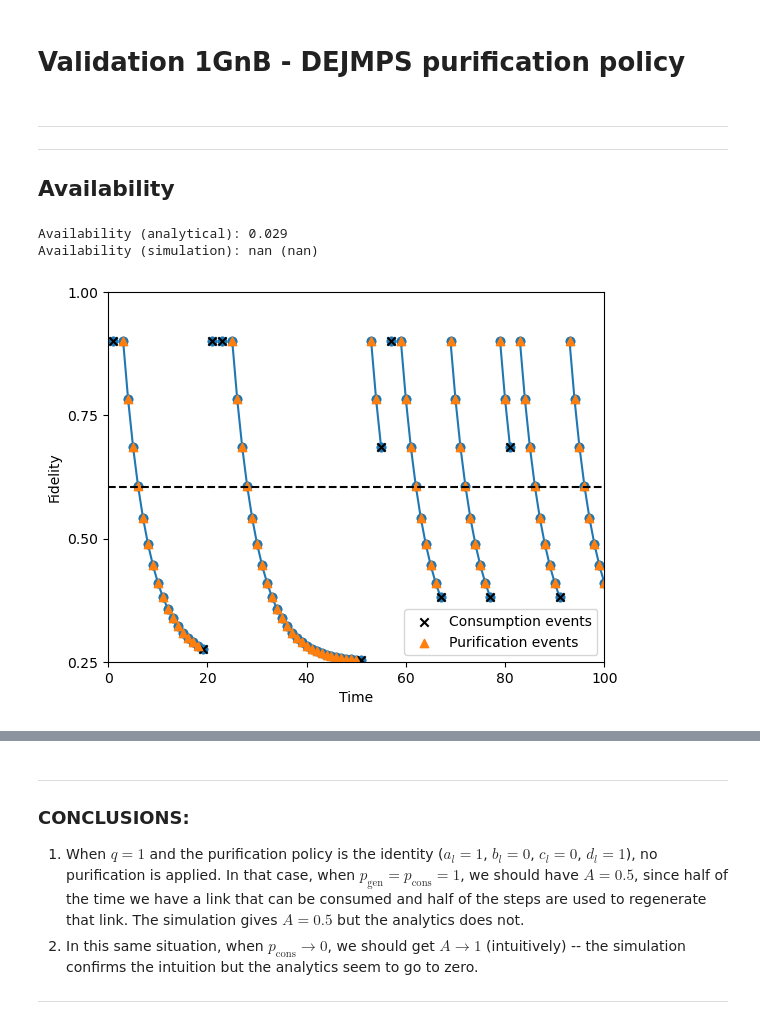
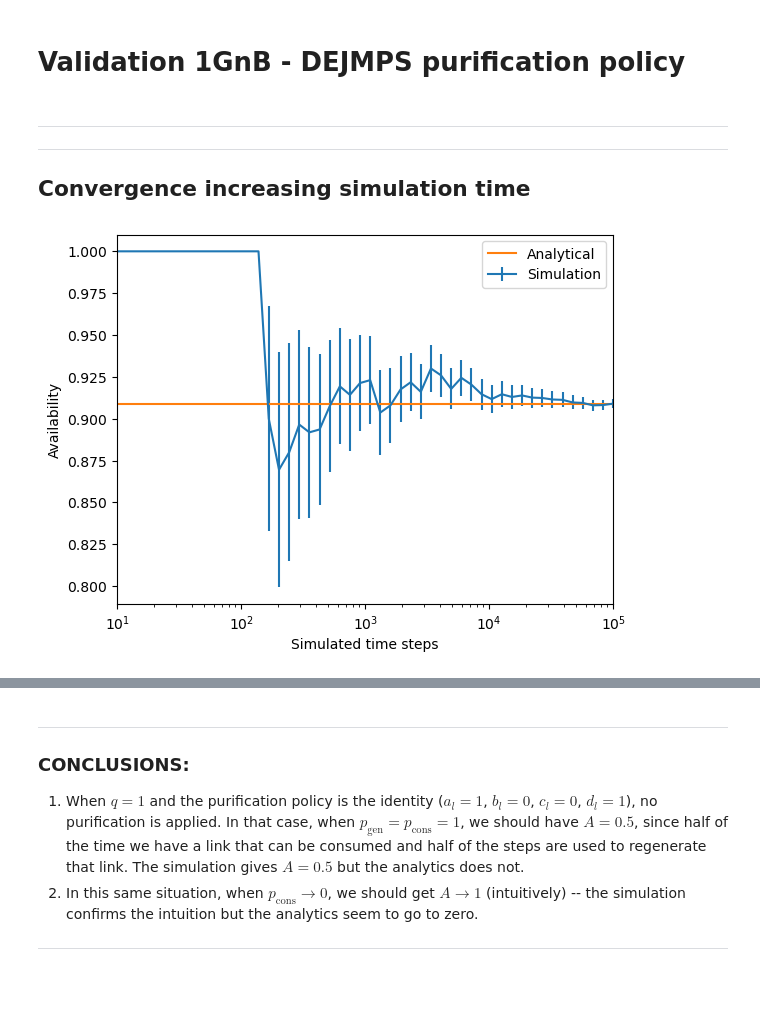
Before and after one commit to AlvaroGI/buffering-1GnB, a Jupyter notebook: VALIDATION-DEJMPS.ipynb, the cells around one changed output, grey strips where cells are left out. Saved outputs shown, nothing was run; the diff lists cells and outputs as text; code cells hidden in the pictures; blank space fills up the shorter version.

Commit message:
fixed analytics

```diff
--- a/VALIDATION-DEJMPS.ipynb
+++ b/VALIDATION-DEJMPS.ipynb
@@ -11,7 +11,7 @@ import main_1GnB as main
 # %% [markdown]
 ---
 ---
-## Availability
+## Convergence increasing simulation time
 # %%
 n = 2
 
@@ -36,22 +36,48 @@ t_end = 100
 randomseed = 2
-# %%
-imp.reload(main)
-
-A = main.availability(n, p_gen, rho_new, q_purif, purif_policy, pur_after_swap, Gamma, p_cons)
-(Fcons_avg, Fcons_stderr, A_avg, A_stderr,
- buffered_fidelity_trace, cons_requests_trace, purif_events) = main.single_run_1GnB(n, p_gen, rho_new, q_purif,
-                                                               purif_policy, pur_after_swap, Gamma,
-                                                               p_cons, t_end, randomseed)
-
-print('Availability (analytical): %.3f'%A)
-print('Availability (simulation): %.3f (%.3f)'%(A_avg, A_stderr))
-# %% [output]
-Availability (analytical): 0.029
-Availability (simulation): nan (nan)
-# %%
-imp.reload(main)
-
-main.plot_run_1GnB(Fcons_avg, buffered_fidelity_trace, cons_requests_trace, purif_events, n, p_gen, rho_new,
-                    q_purif, purif_policy, pur_after_swap, Gamma, p_cons, t_end, randomseed)
-# %% [output]
-[figure, removed]
+# %%
+#------------------------------------
+# Calculations
+#------------------------------------
+imp.reload(main)
+
+Fcons_avg_vec = []
+Fcons_stderr_vec = []
+A_avg_vec = []
+A_stderr_vec = []
+
+for t_end in tqdmn(t_end_vec, leave=False):
+    Fcons_avg, Fcons_stderr, A_avg, A_stderr, _, _, _ = main.single_run_1GnB(n, p_gen, rho_new, q_purif,
+                                                               purif_policy, pur_after_swap, Gamma,
+                                                               p_cons, t_end, randomseed)
+    Fcons_avg_vec += [Fcons_avg]
+    Fcons_stderr_vec += [Fcons_stderr]
+    A_avg_vec += [A_avg]
+    A_stderr_vec += [A_stderr]
+
+A_theory, Fcons_theory = main.analytical_availability_Fcons(n, p_gen, rho_new, q_purif, purif_policy, pur_after_swap, Gamma, p_cons)
+# %%
+#------------------------------------
+# Plot
+#------------------------------------
+x = t_end_vec
+y = A_avg_vec
+yerr = A_stderr_vec
+x_theory = [t_end_vec[0], t_end_vec[-1]]
+y_theory = [A_theory, A_theory]
+xlabel = 'Simulated time steps'
+ylabel = 'Availability'
+
+
+fig, ax = plt.subplots()
+plt.errorbar(x, y, yerr=yerr, label=r'Simulation')
+plt.plot(x_theory, y_theory, label=r'Analytical')
+
+plt.xscale('log')
+plt.xlim([x[0], x[-1]])
+plt.ylabel(ylabel)
+plt.xlabel(xlabel)
+plt.legend()
+
+plt.show()
+# %% [output]
+[figure, added]
```
Also changed, not shown: parts of 7 cells of this notebook, 3 other files.
